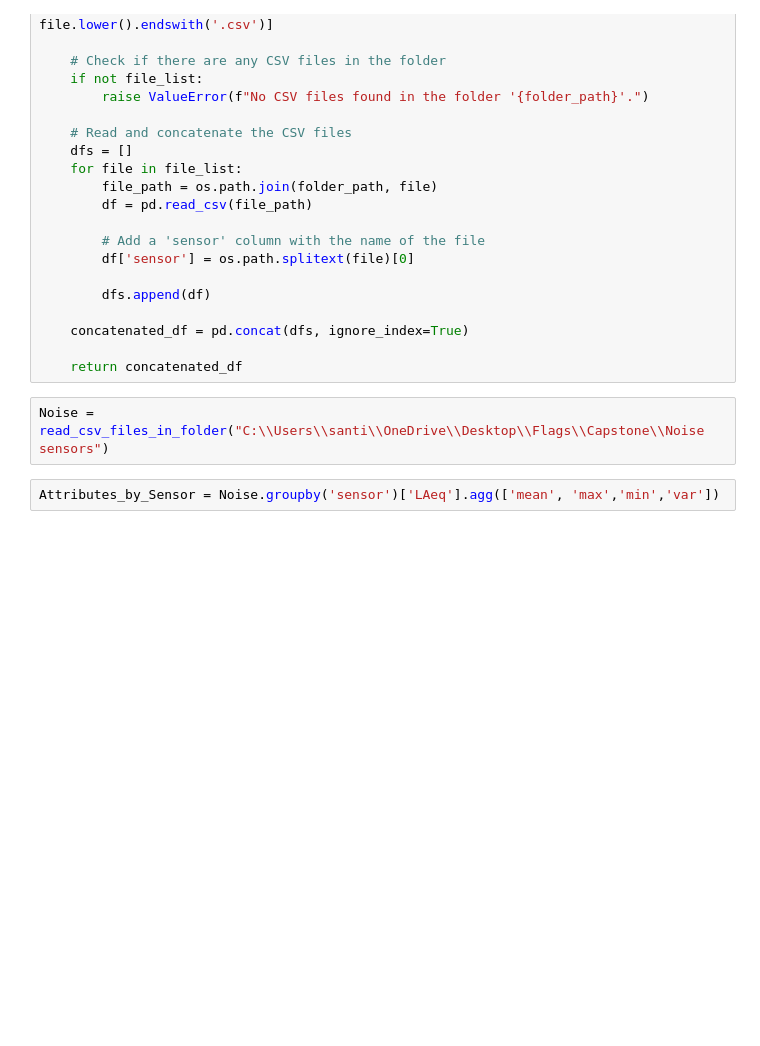
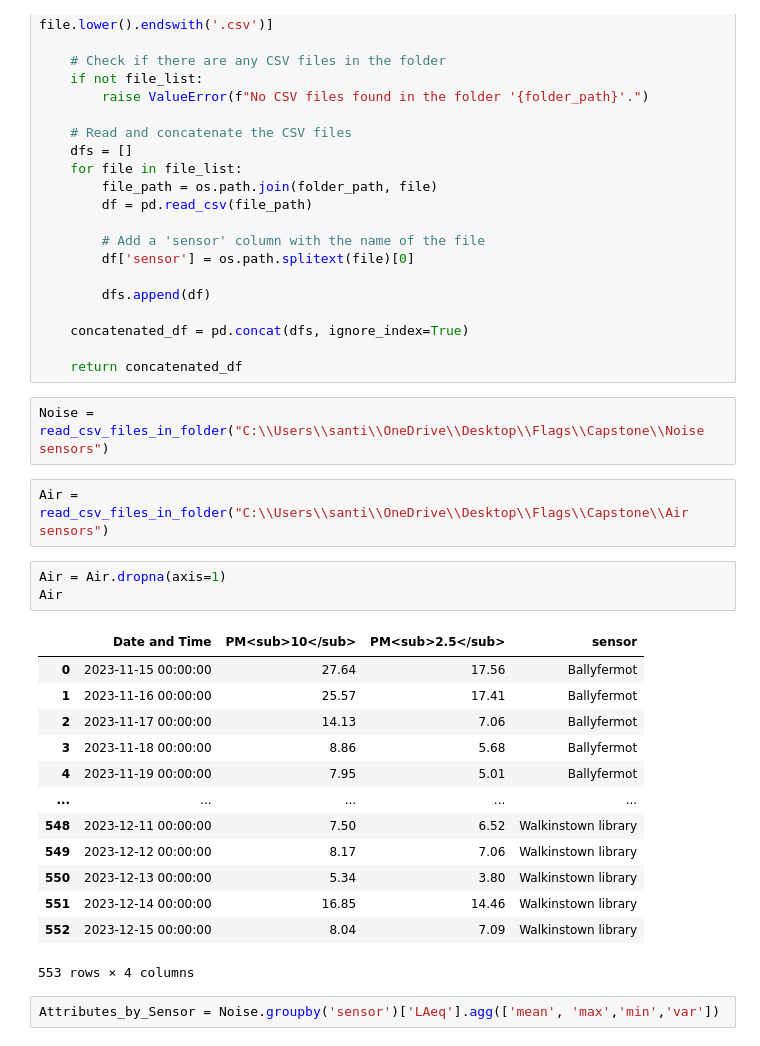
Before and after one commit to alexCCTcollege/Capstone, a Jupyter notebook: Transform.ipynb, the cells around one changed output. Cells and saved outputs as stored; diff of their text form; blank space fills up the shorter version.

```diff
--- a/Transform.ipynb
+++ b/Transform.ipynb
@@ -53,5 +53,24 @@ def read_csv_files_in_folder(folder_path):
     return concatenated_df
 # %%
 Noise = read_csv_files_in_folder("C:\\Users\\santi\\OneDrive\\Desktop\\Flags\\Capstone\\Noise sensors")
+# %%
+Air = read_csv_files_in_folder("C:\\Users\\santi\\OneDrive\\Desktop\\Flags\\Capstone\\Air sensors")
+# %%
+Air = Air.dropna(axis=1)
+Air
+# %% [output]
+|  | Date and Time | PM<sub>10</sub> | PM<sub>2.5</sub> | sensor |
+| 0 | 2023-11-15 00:00:00 | 27.64 | 17.56 | Ballyfermot |
+| 1 | 2023-11-16 00:00:00 | 25.57 | 17.41 | Ballyfermot |
+| 2 | 2023-11-17 00:00:00 | 14.13 | 7.06 | Ballyfermot |
+| 3 | 2023-11-18 00:00:00 | 8.86 | 5.68 | Ballyfermot |
+| 4 | 2023-11-19 00:00:00 | 7.95 | 5.01 | Ballyfermot |
+| ... | ... | ... | ... | ... |
+| 548 | 2023-12-11 00:00:00 | 7.50 | 6.52 | Walkinstown library |
+| 549 | 2023-12-12 00:00:00 | 8.17 | 7.06 | Walkinstown library |
+| 550 | 2023-12-13 00:00:00 | 5.34 | 3.80 | Walkinstown library |
+| 551 | 2023-12-14 00:00:00 | 16.85 | 14.46 | Walkinstown library |
+| 552 | 2023-12-15 00:00:00 | 8.04 | 7.09 | Walkinstown library |
+553 rows × 4 columns
 # %%
 Attributes_by_Sensor = Noise.groupby('sensor')['LAeq'].agg(['mean', 'max','min','var'])
```
Also changed, not shown: parts of 5 cells of this notebook.
